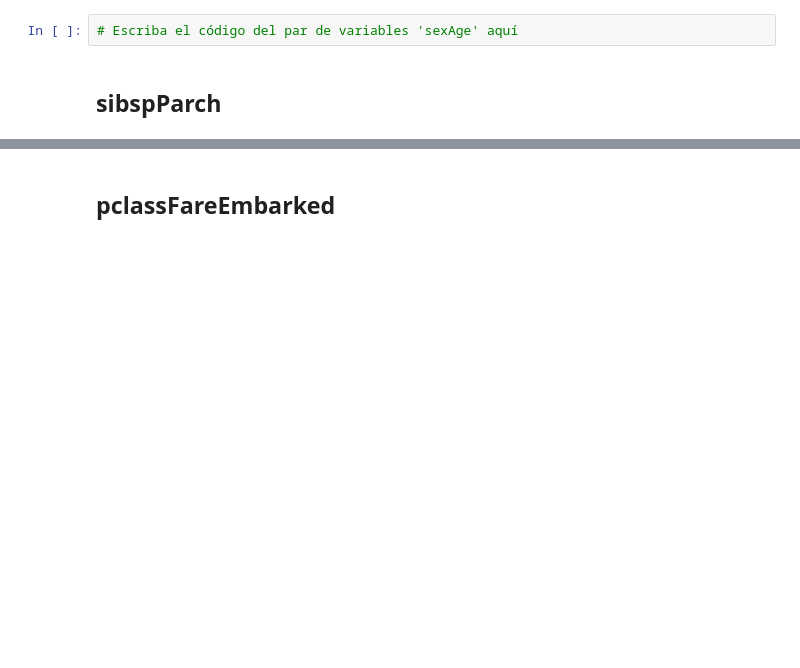
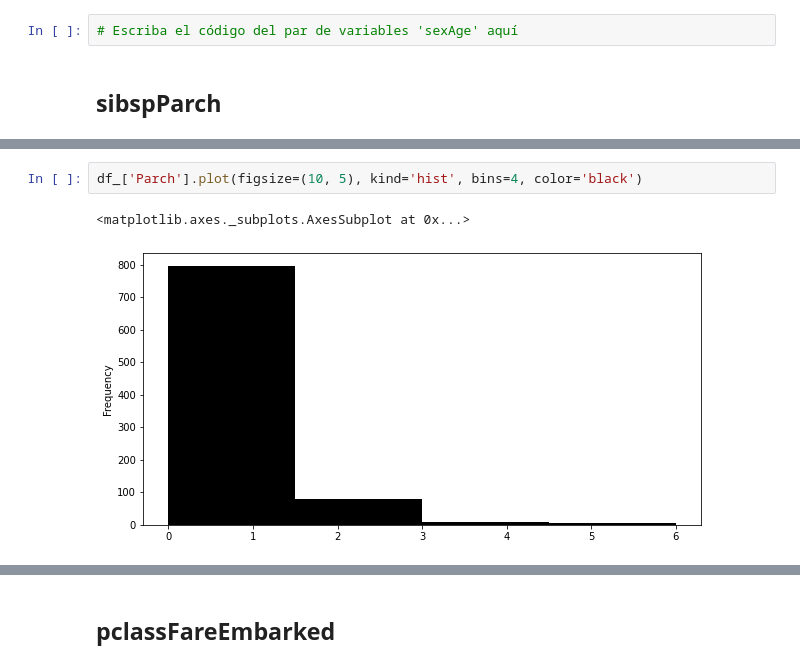
Before and after one commit to juancn95/saturdaysAI_titanic_challenge, a Jupyter notebook: SaturdaysAI_titanic_challenge.ipynb, the cells around one changed output, grey strips where cells are left out. Drawn from its saved outputs; the diff is of its cells as text; blank space fills up the shorter version.

```diff
--- a/SaturdaysAI_titanic_challenge.ipynb
+++ b/SaturdaysAI_titanic_challenge.ipynb
@@ -107,0 +144,5 @@ df.head(5)
+# %%
+df_['Parch'].plot(figsize=(10, 5), kind='hist', bins=4, color='black')
+# %% [output]
+<matplotlib.axes._subplots.AxesSubplot at 0x...>
+[figure, added]
```
Also changed, not shown: parts of 15 cells of this notebook.
